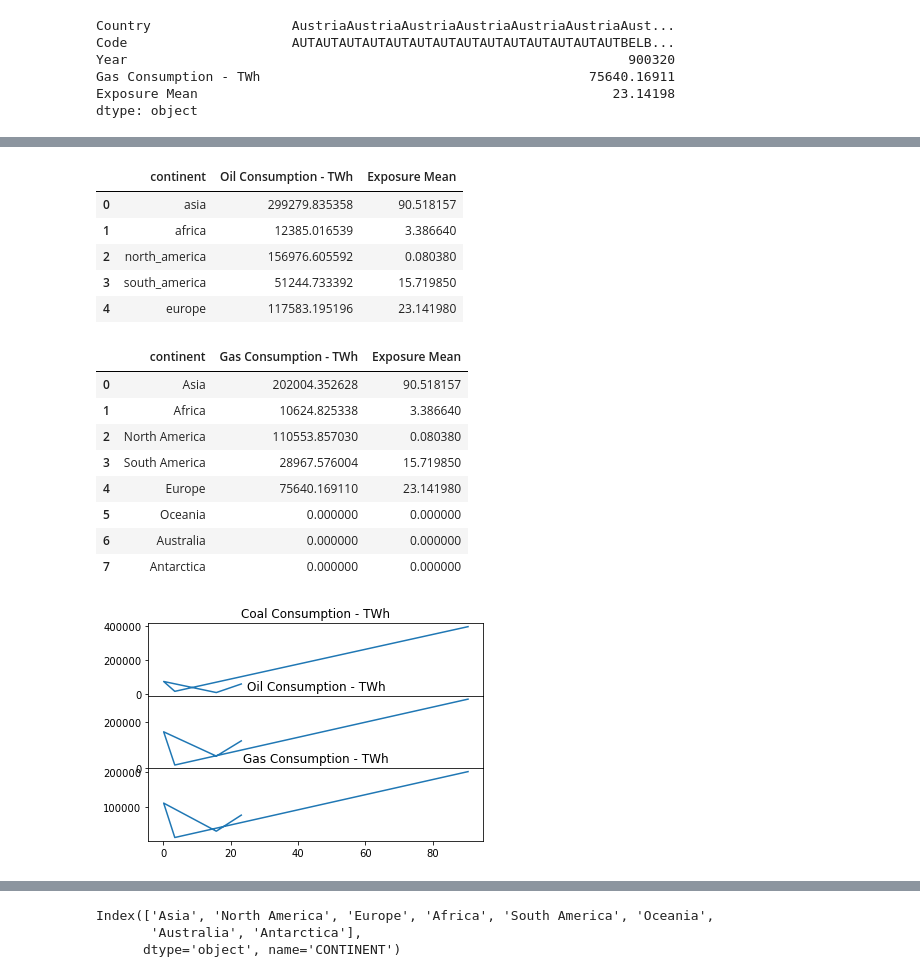
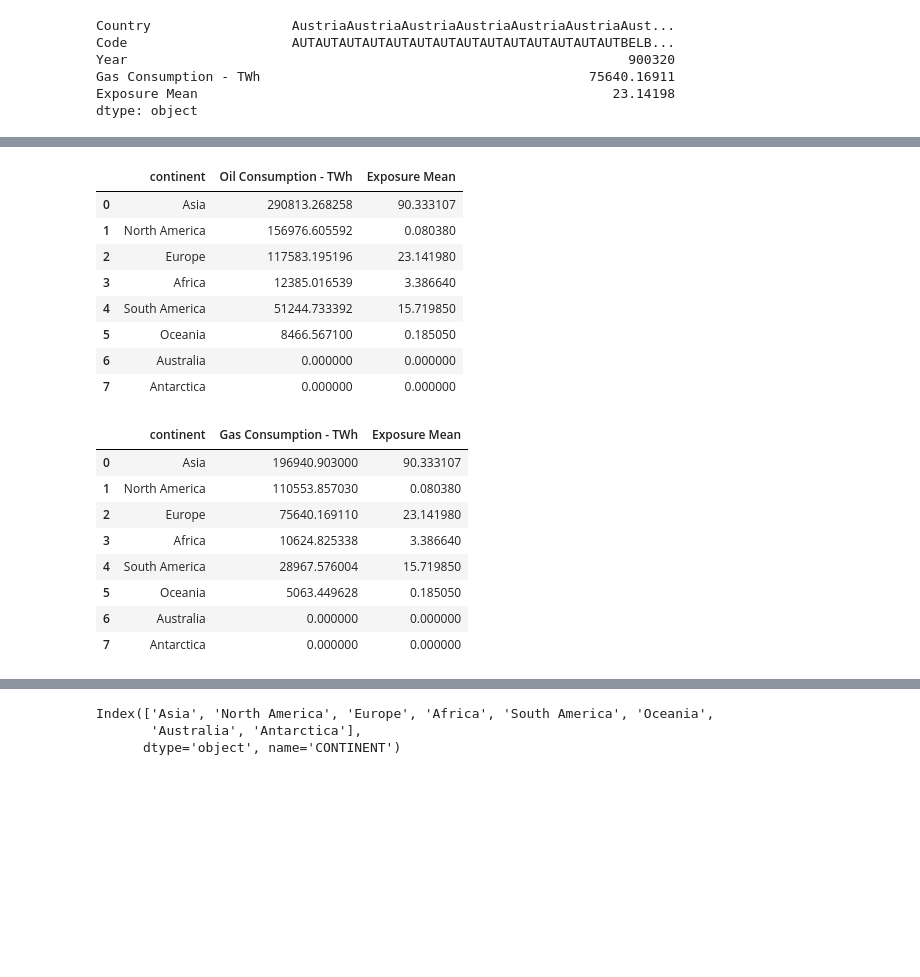
Before and after one commit to 1-1is0/air_pollution_effect, a Jupyter notebook: continent_fossil_fuel.ipynb, the cells around one changed output, grey strips where cells are left out. Saved outputs shown, nothing was run; the diff lists cells and outputs as text; code cells hidden in the pictures; blank space fills up the shorter version.

```diff
--- a/continent_fossil_fuel.ipynb
+++ b/continent_fossil_fuel.ipynb
@@ -456,39 +490,30 @@ pollution_HAT_coal_continent
 # %%
-pollution_HAT_oil_continent=pd.DataFrame({'continent':['asia','africa','north_america','south_america','europe'],
-                                         'Oil Consumption - TWh' :[299279.835358, 12385.016539, 156976.605592, 51244.733392, 117583.195196],
-                                         'Exposure Mean':[90.518157,3.38664, 0.08038,15.71985,23.14198]})
+pollution_HAT_oil_continent=pd.DataFrame({'continent':['Asia','North America','Europe','Africa','South America', 'Oceania','Australia' , 'Antarctica'],
+                                         'Oil Consumption - TWh' :[290813.268258, 156976.605592, 117583.195196,12385.016539,  51244.733392,8466.5671,0,0],
+                                         'Exposure Mean':[90.333107, 0.08038,23.14198,3.38664,15.71985, 0.18505,0, 0]})
 pollution_HAT_oil_continent
 # %% [output]
 |  | continent | Oil Consumption - TWh | Exposure Mean |
-| 0 | asia | 299279.835358 | 90.518157 |
-| 1 | africa | 12385.016539 | 3.386640 |
-| 2 | north_america | 156976.605592 | 0.080380 |
-| 3 | south_america | 51244.733392 | 15.719850 |
-| 4 | europe | 117583.195196 | 23.141980 |
+| 0 | Asia | 290813.268258 | 90.333107 |
+| 1 | North America | 156976.605592 | 0.080380 |
+| 2 | Europe | 117583.195196 | 23.141980 |
+| 3 | Africa | 12385.016539 | 3.386640 |
+| 4 | South America | 51244.733392 | 15.719850 |
+| 5 | Oceania | 8466.567100 | 0.185050 |
+| 6 | Australia | 0.000000 | 0.000000 |
+| 7 | Antarctica | 0.000000 | 0.000000 |
 # %%
-pollution_HAT_gas_continent=pd.DataFrame({'continent':['Asia', 'Africa', 'North America', 'South America', 'Europe', 'Oceania','Australia', 'Antarctica'],
-                                         'Gas Consumption - TWh' :[202004.352628,10624.825338, 110553.85703,28967.576004, 75640.16911, 0, 0, 0],
-                                         'Exposure Mean':[90.518157,3.38664, 0.08038,15.71985,23.14198, 0, 0, 0]})
+pollution_HAT_gas_continent=pd.DataFrame({'continent':['Asia', 'North America', 'Europe', 'Africa', 'South America', 'Oceania','Australia', 'Antarctica'],
+                                         'Gas Consumption - TWh' :[196940.903,110553.85703,75640.16911, 10624.825338, 28967.576004, 5063.449628,0, 0],
+                                         'Exposure Mean':[90.333107, 0.08038,23.14198,3.38664,15.71985, 0.18505,0, 0]})
 pollution_HAT_gas_continent
 # %% [output]
 |  | continent | Gas Consumption - TWh | Exposure Mean |
-| 0 | Asia | 202004.352628 | 90.518157 |
-| 1 | Africa | 10624.825338 | 3.386640 |
-| 2 | North America | 110553.857030 | 0.080380 |
-| 3 | South America | 28967.576004 | 15.719850 |
-| 4 | Europe | 75640.169110 | 23.141980 |
-| 5 | Oceania | 0.000000 | 0.000000 |
+| 0 | Asia | 196940.903000 | 90.333107 |
+| 1 | North America | 110553.857030 | 0.080380 |
+| 2 | Europe | 75640.169110 | 23.141980 |
+| 3 | Africa | 10624.825338 | 3.386640 |
+| 4 | South America | 28967.576004 | 15.719850 |
+| 5 | Oceania | 5063.449628 | 0.185050 |
 | 6 | Australia | 0.000000 | 0.000000 |
 | 7 | Antarctica | 0.000000 | 0.000000 |
-# %%
-fig, axs = plt.subplots(3,1, sharex=True)
-fig.subplots_adjust(hspace=0)
-axs[0].plot(pollution_HAT_coal_continent["Exposure Mean"], pollution_HAT_coal_continent["Coal Consumption - TWh"])
-axs[0].set_title("Coal Consumption - TWh")
-axs[1].plot(pollution_HAT_oil_continent["Exposure Mean"], pollution_HAT_oil_continent["Oil Consumption - TWh"])
-axs[1].set_title("Oil Consumption - TWh")
-axs[2].plot(pollution_HAT_gas_continent["Exposure Mean"], pollution_HAT_gas_continent["Gas Consumption - TWh"])
-axs[2].set_title("Gas Consumption - TWh")
-plt.show()
-# %% [output]
-[figure, removed]
```
Also changed, not shown: parts of 15 cells of this notebook.
